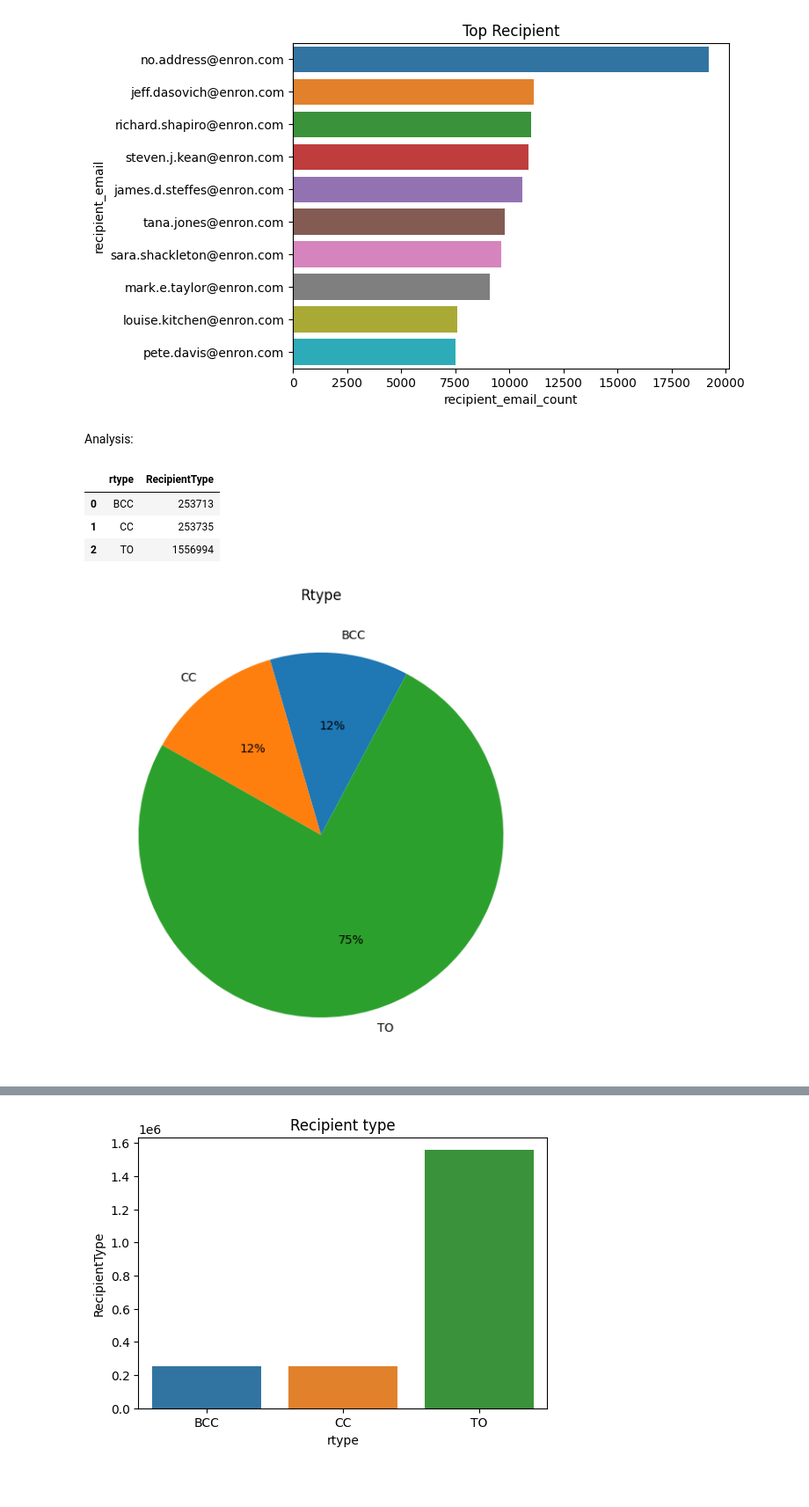
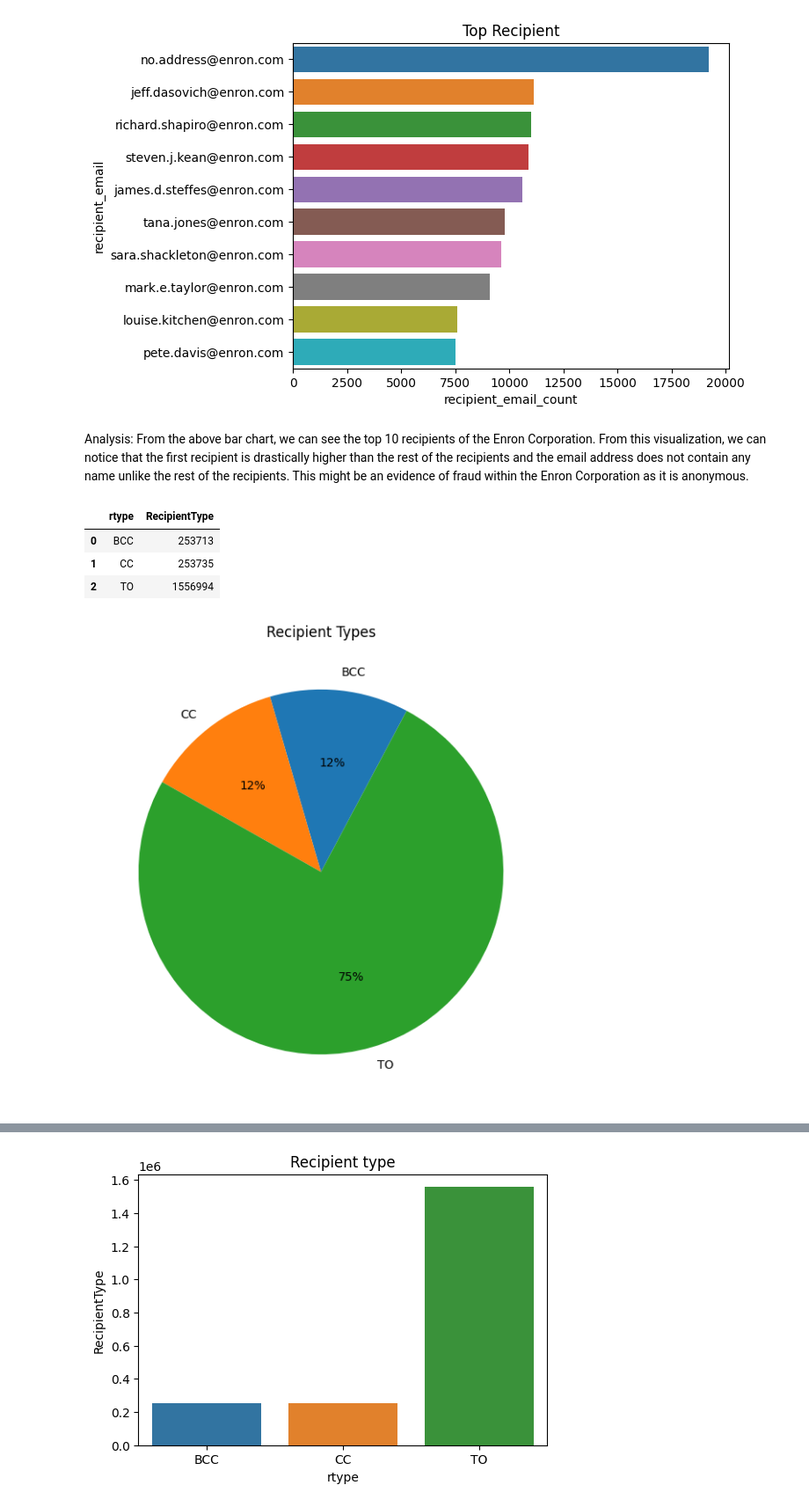
Before and after one commit to Sharrfaa/textsummariser, a Jupyter notebook: IBP_Assignment2.ipynb, the cells around one changed output, grey strips where cells are left out. Shown at 88% size. Drawn from its saved outputs; the diff is of its cells as text; code cells hidden in the pictures; blank space fills up the shorter version.

```diff
--- a/IBP_Assignment2.ipynb
+++ b/IBP_Assignment2.ipynb
@@ -409,8 +360,8 @@ plt.title('Top Recipient')
 plt.show()
 # %% [output]
 [figure]
-# %% [markdown]
-Analysis:
+# %% [markdown]
+Analysis: From the above bar chart, we can see the top 10 recipients of the Enron Corporation. From this visualization, we can notice that the first recipient is drastically higher than the rest of the recipients and the email address does not contain any name unlike the rest of the recipients. This might be an evidence of fraud within the Enron Corporation as it is anonymous.
 # %%
 # writing sql query to categorize by rtype using count()
 
@@ -435,9 +386,9 @@ prop_rtype = rtype_dataframe["RecipientType"]/rtype_dataframe["RecipientType"].s
 # %%
 # plotting graph using pie() and show()
 
 pie1 = plt.subplots(figsize=(7,7))
 plt.pie(prop_rtype, labels = rtype_dataframe['rtype'], autopct='%.0f%%', startangle=62)
-plt.title('Rtype')
+plt.title('Recipient Types')
 plt.show()
 # %% [output]
-[figure, old version]
+[figure, new version]
```
Also changed, not shown: parts of 28 cells of this notebook.
